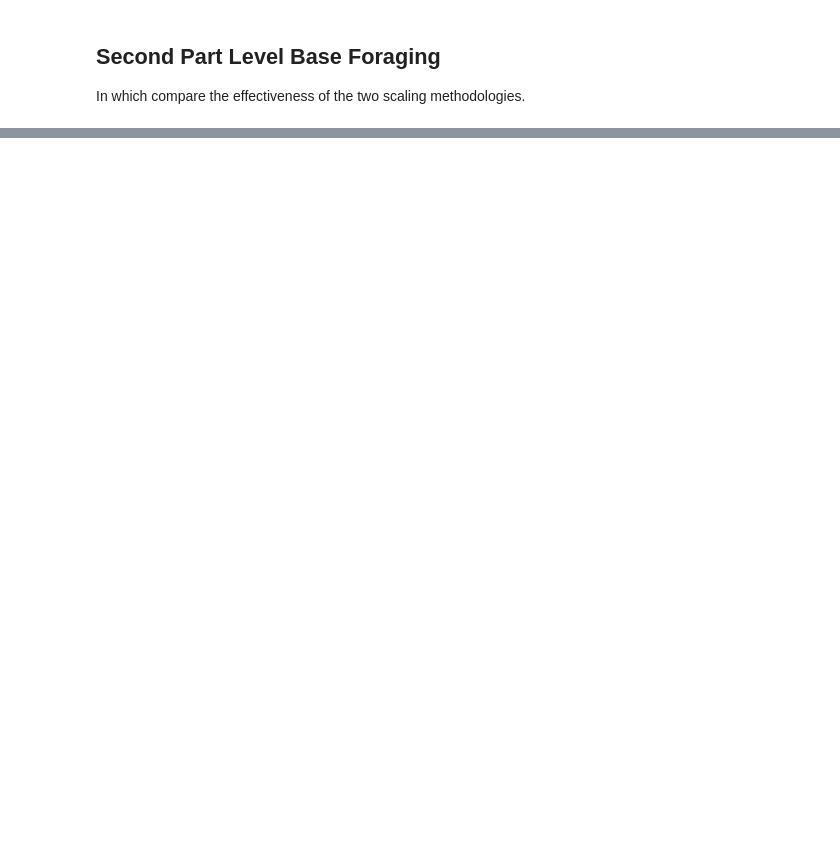
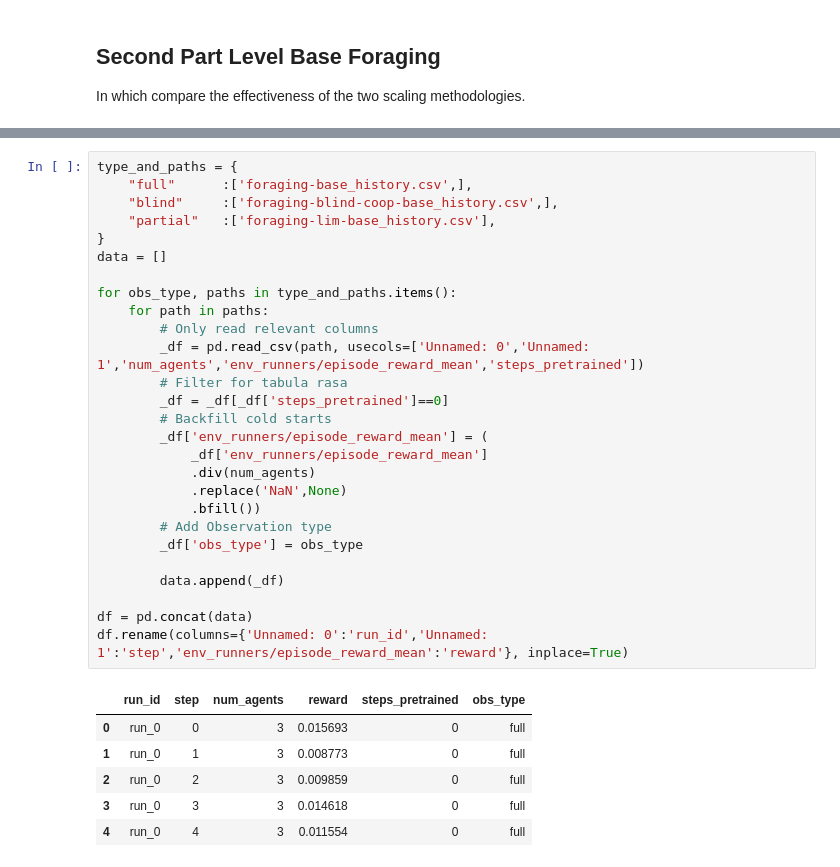
Before and after one commit to bhosley/Schoolwork, a Jupyter notebook: Drafts/C1 - Vector Check/data/data.ipynb, the cells around one changed output, grey strips where cells are left out. Cells and saved outputs as stored; diff of their text form; blank space fills up the shorter version.

```diff
--- a/Drafts/C1 - Vector Check/data/data.ipynb
+++ b/Drafts/C1 - Vector Check/data/data.ipynb
@@ -492,0 +618,34 @@ base_x, base_mean, retrain_results = plot_avg_retrain(
+# %%
+type_and_paths = {
+    "full"      :['foraging-base_history.csv',],
+    "blind"     :['foraging-blind-coop-base_history.csv',],
+    "partial"   :['foraging-lim-base_history.csv'],
+}
+data = []
+
+for obs_type, paths in type_and_paths.items():
+    for path in paths:
+        # Only read relevant columns
+        _df = pd.read_csv(path, usecols=['Unnamed: 0','Unnamed: 1','num_agents','env_runners/episode_reward_mean','steps_pretrained'])
+        # Filter for tabula rasa
+        _df = _df[_df['steps_pretrained']==0]
+        # Backfill cold starts
+        _df['env_runners/episode_reward_mean'] = (
+            _df['env_runners/episode_reward_mean']
+            .div(num_agents)
+            .replace('NaN',None)
+            .bfill())
+        # Add Observation type
+        _df['obs_type'] = obs_type
+
+        data.append(_df)
+
+df = pd.concat(data)
+df.rename(columns={'Unnamed: 0':'run_id','Unnamed: 1':'step','env_runners/episode_reward_mean':'reward'}, inplace=True)
+# %% [output]
+|  | run_id | step | num_agents | reward | steps_pretrained | obs_type |
+| 0 | run_0 | 0 | 3 | 0.015693 | 0 | full |
+| 1 | run_0 | 1 | 3 | 0.008773 | 0 | full |
+| 2 | run_0 | 2 | 3 | 0.009859 | 0 | full |
+| 3 | run_0 | 3 | 3 | 0.014618 | 0 | full |
+| 4 | run_0 | 4 | 3 | 0.011554 | 0 | full |
```
Also changed, not shown: parts of 22 cells of this notebook, 3 other files.
